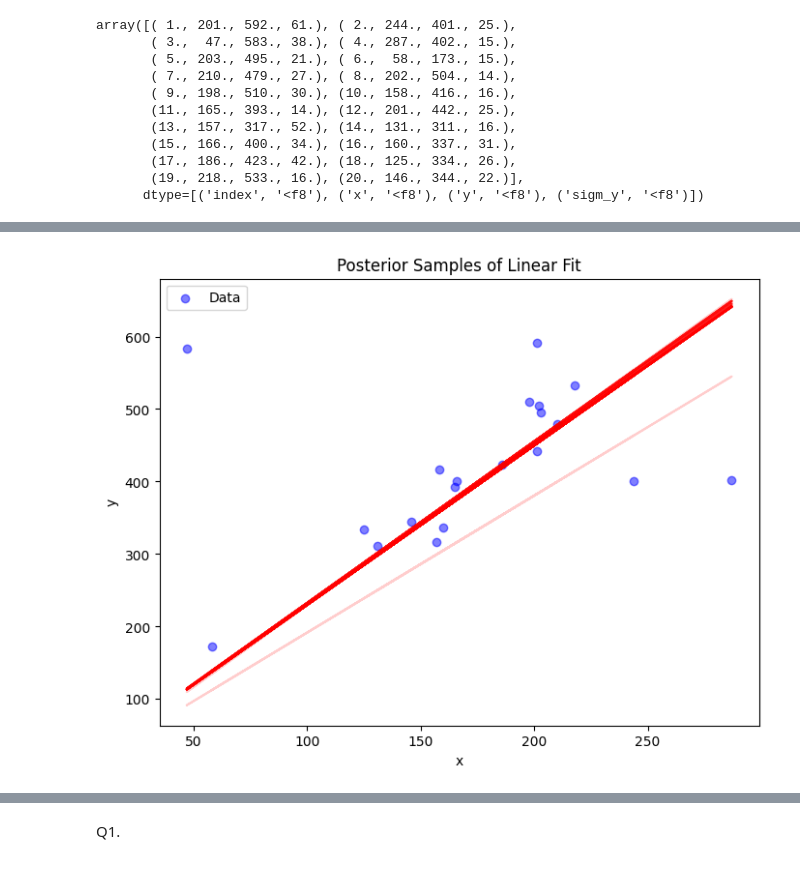
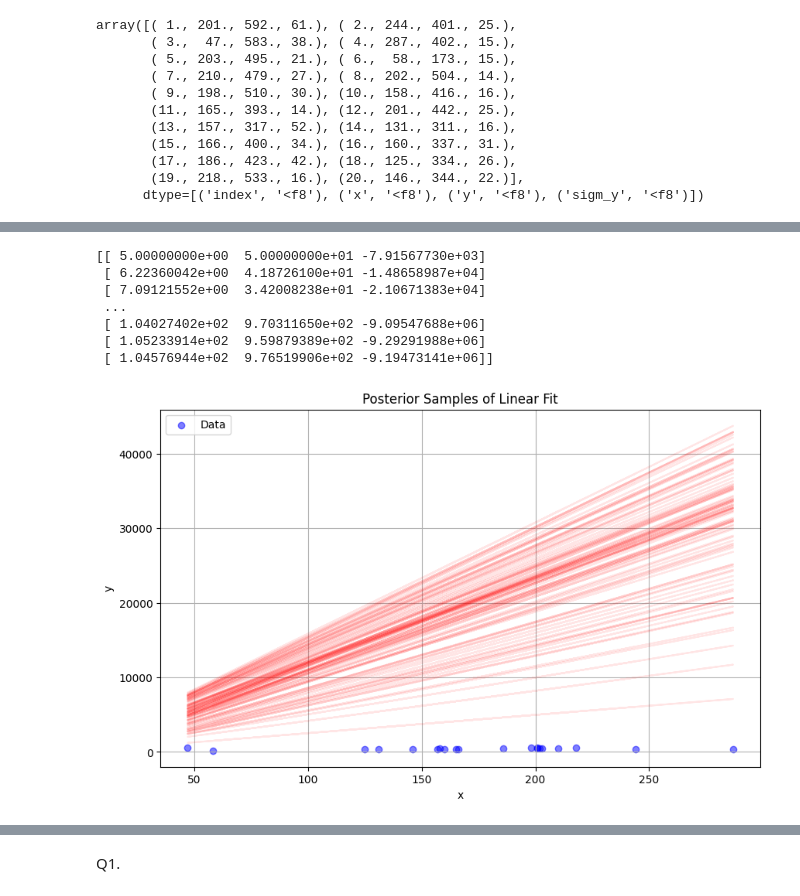
Before and after one commit to R-bna/sci-comp-ii-fall24, a Jupyter notebook: Working/HW4 metropolis sampling.ipynb, the cells around one changed output, grey strips where cells are left out. Cells and saved outputs as stored; diff of their text form; code cells hidden in the pictures.

```diff
--- a/Working/HW4 metropolis sampling.ipynb
+++ b/Working/HW4 metropolis sampling.ipynb
@@ -71,0 +26,10 @@ def build_model(m, b):
+# %%
+def build_model(m, b):
+    def model(x):
+        return m * x + b
+    return model
+
+def lnlikelihood(m, b, x=data['x'], y=data['y'], sigma_y=data['sigm_y']):
+    model = build_model(m, b)
+    lnlike = -.5*np.sum(np.log(2*np.pi*sigma_y**2)) - np.sum((y - model(x))**2/(2*sigma_y**2))
+    return lnlike
@@ -71,0 +51,19 @@ def build_model(m, b):
+# %%
+niter = 10000
+
+for i in range(niter):
+    m_proposed = norm.rvs(loc=m, scale=1)
+    b_proposed = norm.rvs(loc=b, scale=10)
+
+    p_p = lnlikelihood(m_proposed, b_proposed)
+
+    α = p_p/p_current
+    u = np.random.uniform()
+    accepted = u < α
+
+    if accepted:
+        m,b = m_proposed, b_proposed
+        p_current = p_p
+    chain_m.append(m)
+    chain_b.append(b)
+    probs.append(p_current)
@@ -72,15 +84,31 @@ def build_model(m, b):
+# %%
+chain_m = np.array(chain_m)
+chain_b = np.array(chain_b)
+# %%
+chain_data = np.column_stack((chain_m, chain_b, probs))
+
+print(chain_data)
+# %% [output]
+[[ 5.00000000e+00  5.00000000e+01 -7.91567730e+03]
+ [ 6.22360042e+00  4.18726100e+01 -1.48658987e+04]
+ [ 7.09121552e+00  3.42008238e+01 -2.10671383e+04]
+ ...
+ [ 1.04027402e+02  9.70311650e+02 -9.09547688e+06]
+ [ 1.05233914e+02  9.59879389e+02 -9.29291988e+06]
+ [ 1.04576944e+02  9.76519906e+02 -9.19473141e+06]]
 # %%
-plt.figure(figsize=(8, 6))
+plt.figure(figsize=(10, 6))
 plt.scatter(x, y, color='blue', label='Data', alpha=0.5)
 
 for i in range(100):
-    m_sample, b_sample = samples[np.random.randint(len(samples))]
-    plt.plot(x, build_model(m_sample, b_sample)(x), color='red', alpha=0.1)
+    m_sample, b_sample = chain_data[np.random.randint(len(chain_data)), :2]
+    plt.plot(x, m_sample * x + b_sample, color='red', alpha=0.1)
 
 plt.title('Posterior Samples of Linear Fit')
 plt.xlabel('x')
 plt.ylabel('y')
 plt.legend()
+plt.grid()
 plt.show()
 # %% [output]
-[figure, old version]
+[figure, new version]
```
Also changed, not shown: parts of 12 cells of this notebook.
